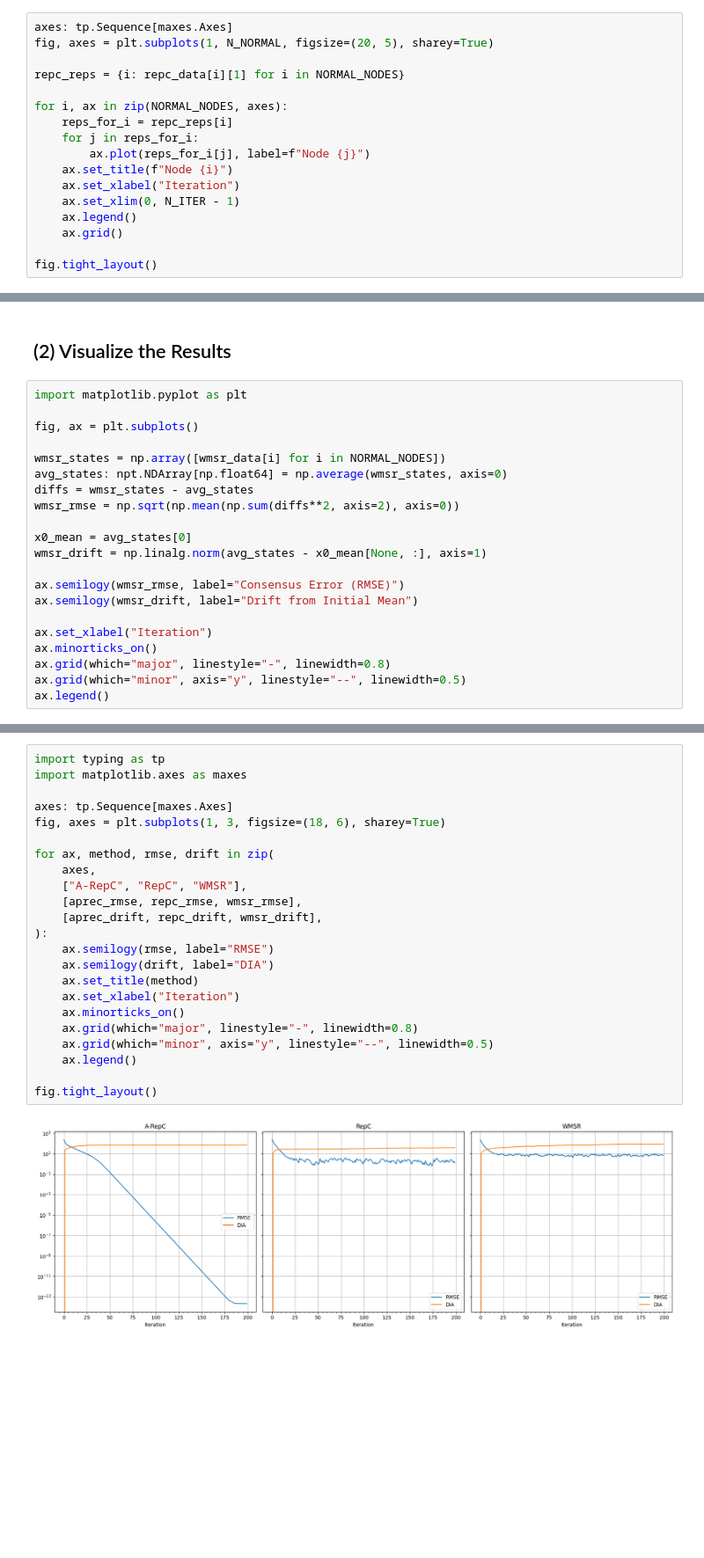
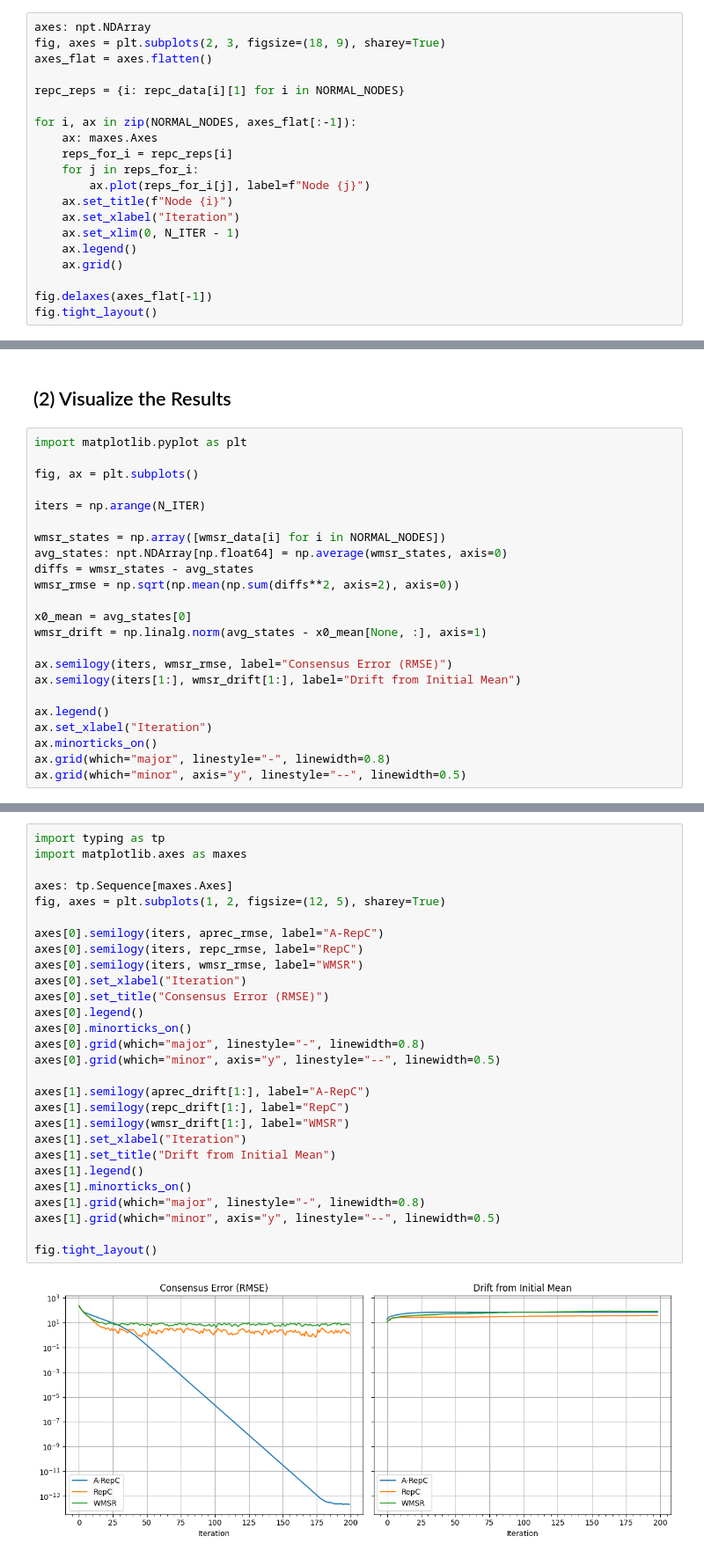
Before and after one commit to rui-huang-opt/arepc, a Jupyter notebook: examples/small_scale.ipynb, the cells around one changed output, grey strips where cells are left out. Shown at 88% size. Cells and saved outputs as stored; diff of their text form; blank space fills up the shorter version.

```diff
--- a/examples/small_scale.ipynb
+++ b/examples/small_scale.ipynb
@@ -444,12 +459,14 @@ ax.legend()
 # %% [markdown]
 ### II. Reputation
 # %%
-axes: tp.Sequence[maxes.Axes]
-fig, axes = plt.subplots(1, N_NORMAL, figsize=(20, 5), sharey=True)
+axes: npt.NDArray
+fig, axes = plt.subplots(2, 3, figsize=(18, 9), sharey=True)
+axes_flat = axes.flatten()
 
 repc_reps = {i: repc_data[i][1] for i in NORMAL_NODES}
 
-for i, ax in zip(NORMAL_NODES, axes):
+for i, ax in zip(NORMAL_NODES, axes_flat[:-1]):
+    ax: maxes.Axes
     reps_for_i = repc_reps[i]
     for j in reps_for_i:
         ax.plot(reps_for_i[j], label=f"Node {j}")
@@ -459,5 +476,6 @@ for i, ax in zip(NORMAL_NODES, axes):
     ax.legend()
     ax.grid()
 
+fig.delaxes(axes_flat[-1])
 fig.tight_layout()
 # %% [output]
@@ -533,6 +553,8 @@ INFO:topolink.discovery:Unregistered graph service with name 'default'
 import matplotlib.pyplot as plt
 
 fig, ax = plt.subplots()
+
+iters = np.arange(N_ITER)
 
 wmsr_states = np.array([wmsr_data[i] for i in NORMAL_NODES])
 avg_states: npt.NDArray[np.float64] = np.average(wmsr_states, axis=0)
@@ -542,12 +564,12 @@ wmsr_rmse = np.sqrt(np.mean(np.sum(diffs**2, axis=2), axis=0))
 x0_mean = avg_states[0]
 wmsr_drift = np.linalg.norm(avg_states - x0_mean[None, :], axis=1)
 
-ax.semilogy(wmsr_rmse, label="Consensus Error (RMSE)")
-ax.semilogy(wmsr_drift, label="Drift from Initial Mean")
+ax.semilogy(iters, wmsr_rmse, label="Consensus Error (RMSE)")
+ax.semilogy(iters[1:], wmsr_drift[1:], label="Drift from Initial Mean")
 
+ax.legend()
 ax.set_xlabel("Iteration")
 ax.minorticks_on()
 ax.grid(which="major", linestyle="-", linewidth=0.8)
 ax.grid(which="minor", axis="y", linestyle="--", linewidth=0.5)
-ax.legend()
 # %% [output]
@@ -555,25 +577,30 @@ ax.legend()
 # %%
 import typing as tp
 import matplotlib.axes as maxes
 
 axes: tp.Sequence[maxes.Axes]
-fig, axes = plt.subplots(1, 3, figsize=(18, 6), sharey=True)
+fig, axes = plt.subplots(1, 2, figsize=(12, 5), sharey=True)
 
-for ax, method, rmse, drift in zip(
-    axes,
-    ["A-RepC", "RepC", "WMSR"],
-    [aprec_rmse, repc_rmse, wmsr_rmse],
-    [aprec_drift, repc_drift, wmsr_drift],
-):
-    ax.semilogy(rmse, label="RMSE")
-    ax.semilogy(drift, label="DIA")
-    ax.set_title(method)
-    ax.set_xlabel("Iteration")
-    ax.minorticks_on()
-    ax.grid(which="major", linestyle="-", linewidth=0.8)
-    ax.grid(which="minor", axis="y", linestyle="--", linewidth=0.5)
-    ax.legend()
+axes[0].semilogy(iters, aprec_rmse, label="A-RepC")
+axes[0].semilogy(iters, repc_rmse, label="RepC")
+axes[0].semilogy(iters, wmsr_rmse, label="WMSR")
+axes[0].set_xlabel("Iteration")
+axes[0].set_title("Consensus Error (RMSE)")
+axes[0].legend()
+axes[0].minorticks_on()
+axes[0].grid(which="major", linestyle="-", linewidth=0.8)
+axes[0].grid(which="minor", axis="y", linestyle="--", linewidth=0.5)
+
+axes[1].semilogy(aprec_drift[1:], label="A-RepC")
+axes[1].semilogy(repc_drift[1:], label="RepC")
+axes[1].semilogy(wmsr_drift[1:], label="WMSR")
+axes[1].set_xlabel("Iteration")
+axes[1].set_title("Drift from Initial Mean")
+axes[1].legend()
+axes[1].minorticks_on()
+axes[1].grid(which="major", linestyle="-", linewidth=0.8)
+axes[1].grid(which="minor", axis="y", linestyle="--", linewidth=0.5)
 
 fig.tight_layout()
 # %% [output]
-[figure, old version]
+[figure, new version]
```
Also changed, not shown: parts of 11 cells of this notebook.
